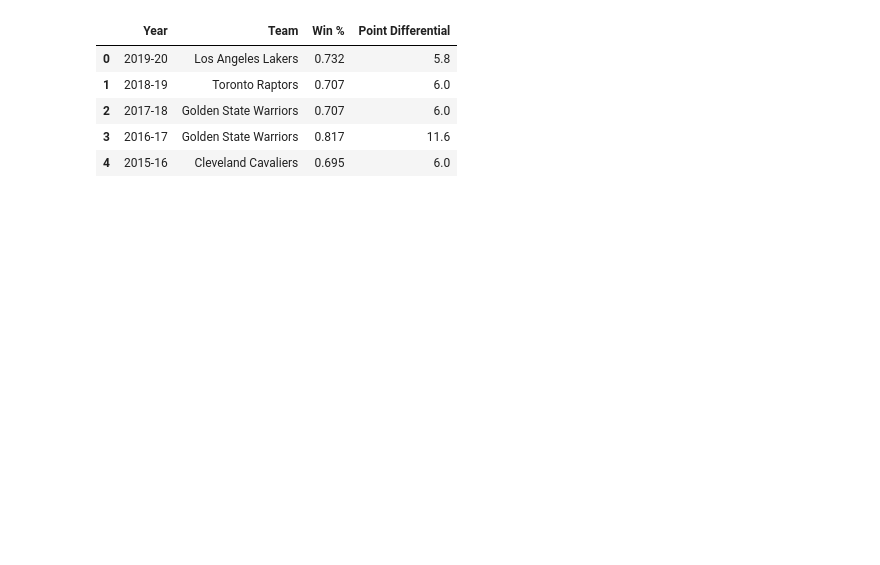
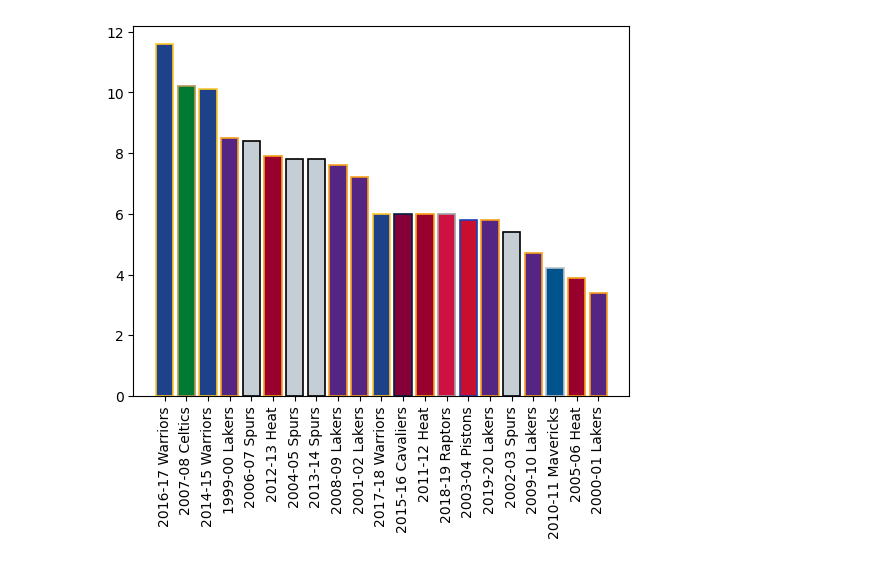
Before and after one commit to kcwaggs/project_1, a Jupyter notebook: keegan/keegan.ipynb, the cells around one changed output. Drawn from its saved outputs; the diff is of its cells as text; code cells hidden in the pictures; blank space fills up the shorter version.

Commit message:
created analysis df and made first version of bar graph

```diff
--- a/keegan/keegan.ipynb
+++ b/keegan/keegan.ipynb
@@ -50,9 +57,9 @@ for year, identity in team_ids.items():
     # return dict from nba_api endpoint
     team_info = teamyearbyyearstats.TeamYearByYearStats(league_id='00', per_mode_simple='Totals', season_type_all_star='Regular Season', team_id=identity).get_dict()
     # access the keys and lists of the returned dictionary to get our team info and stats to put into team_dict
-    team_name = (team_info['resultSets'][0]['rowSet'][i:][0][1]) + ' ' + team_info['resultSets'][0]['rowSet'][i:][0][2]
     team_dict = {
-        'Team': team_name,
+        'City': team_info['resultSets'][0]['rowSet'][i:][0][1],
+        'Team': team_info['resultSets'][0]['rowSet'][i:][0][2],
         'ID': str(team_info['resultSets'][0]['rowSet'][i:][0][0]),
         'Games Played': team_info['resultSets'][0]['rowSet'][i:][0][4],
         'Win %': team_info['resultSets'][0]['rowSet'][i:][0][7],
@@ -129,11 +131,13 @@ full_team_stats_df
 # %%
 # narrow df for analysis
-regular_season_analysis_df = full_team_stats_df[['Year', 'Team', 'Win %', 'Point Differential']]
-regular_season_analysis_df.head()
+regular_season_analysis_df = full_team_stats_df[['Team and Year', 'Win %', 'Point Differential', 'Hex Color Primary', 'Hex Color Secondary']]
+regular_season_analysis_df.columns = ['Team', 'Win %', 'Point Differential', 'Hex Color Primary', 'Hex Color Secondary']
+regular_season_analysis_df = regular_season_analysis_df.sort_values(by='Point Differential', ascending=False)
-# %% [output]
-|  | Year | Team | Win % | Point Differential |
-| 0 | 2019-20 | Los Angeles Lakers | 0.732 | 5.8 |
-| 1 | 2018-19 | Toronto Raptors | 0.707 | 6.0 |
-| 2 | 2017-18 | Golden State Warriors | 0.707 | 6.0 |
-| 3 | 2016-17 | Golden State Warriors | 0.817 | 11.6 |
-| 4 | 2015-16 | Cleveland Cavaliers | 0.695 | 6.0 |
+# %%
+teams_analysis_reg = regular_season_analysis_df['Team']
+point_differential_reg = regular_season_analysis_df['Point Differential']
+plt.bar(teams_analysis_reg, point_differential_reg, color=regular_season_analysis_df['Hex Color Primary'], edgecolor=regular_season_analysis_df['Hex Color Secondary'], linewidth=1.2)
+plt.xticks(rotation=90)
+plt.show()
+# %% [output]
+[figure, added]
```
Also changed, not shown: parts of 3 cells of this notebook, 1 other file.
